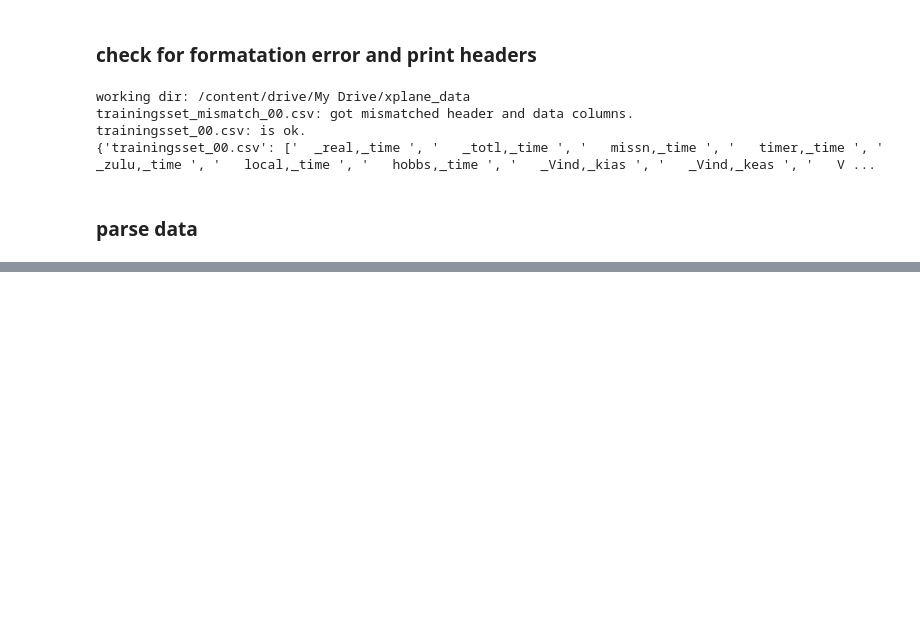
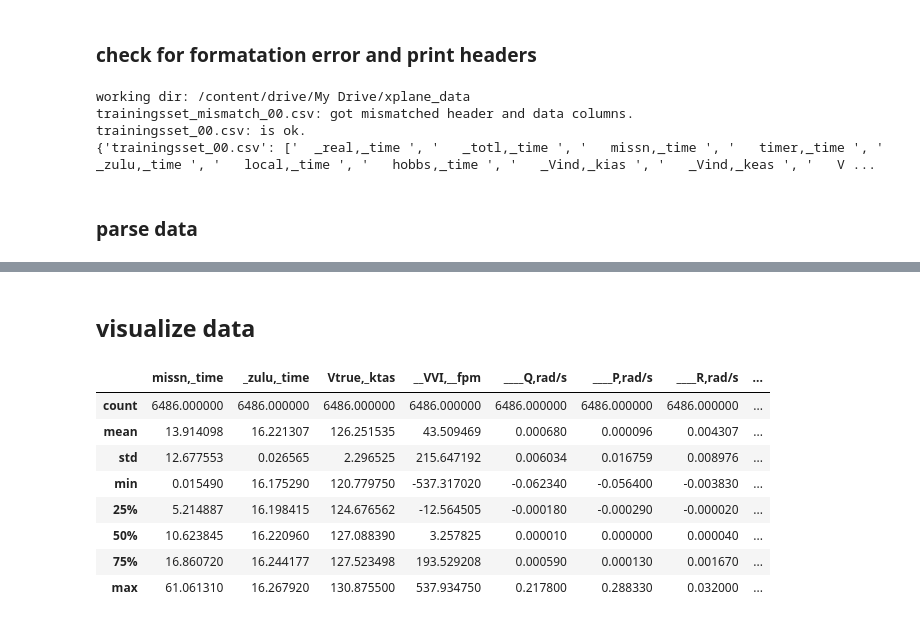
Before and after one commit to CrowdSalat/ann-dynamical-systems, a Jupyter notebook: explore_xplane_data.ipynb, the cells around one changed output, grey strips where cells are left out. Saved outputs shown, nothing was run; the diff lists cells and outputs as text; code cells hidden in the pictures; blank space fills up the shorter version.

```diff
--- a/explore_xplane_data.ipynb
+++ b/explore_xplane_data.ipynb
@@ -192,5 +170,17 @@ dataFrame.min(axis=0)
+# %% [markdown]
+## visualize data
 # %%
-dataFrame.describe()
+df.describe()
+# %% [output]
+|  | missn,_time | _zulu,_time | Vtrue,_ktas | __VVI,__fpm | ____Q,rad/s | ____P,rad/s | ____R,rad/s | ... |
+| count | 6486.000000 | 6486.000000 | 6486.000000 | 6486.000000 | 6486.000000 | 6486.000000 | 6486.000000 | ... |
+| mean | 13.914098 | 16.221307 | 126.251535 | 43.509469 | 0.000680 | 0.000096 | 0.004307 | ... |
+| std | 12.677553 | 0.026565 | 2.296525 | 215.647192 | 0.006034 | 0.016759 | 0.008976 | ... |
+| min | 0.015490 | 16.175290 | 120.779750 | -537.317020 | -0.062340 | -0.056400 | -0.003830 | ... |
+| 25% | 5.214887 | 16.198415 | 124.676562 | -12.564505 | -0.000180 | -0.000290 | -0.000020 | ... |
+| 50% | 10.623845 | 16.220960 | 127.088390 | 3.257825 | 0.000010 | 0.000000 | 0.000040 | ... |
+| 75% | 16.860720 | 16.244177 | 127.523498 | 193.529208 | 0.000590 | 0.000130 | 0.001670 | ... |
+| max | 61.061310 | 16.267920 | 130.875500 | 537.934750 | 0.217800 | 0.288330 | 0.032000 | ... |
 # %%
 %matplotlib inline
 # only in a Jupyter notebook
```
Also changed, not shown: parts of 12 cells of this notebook.
